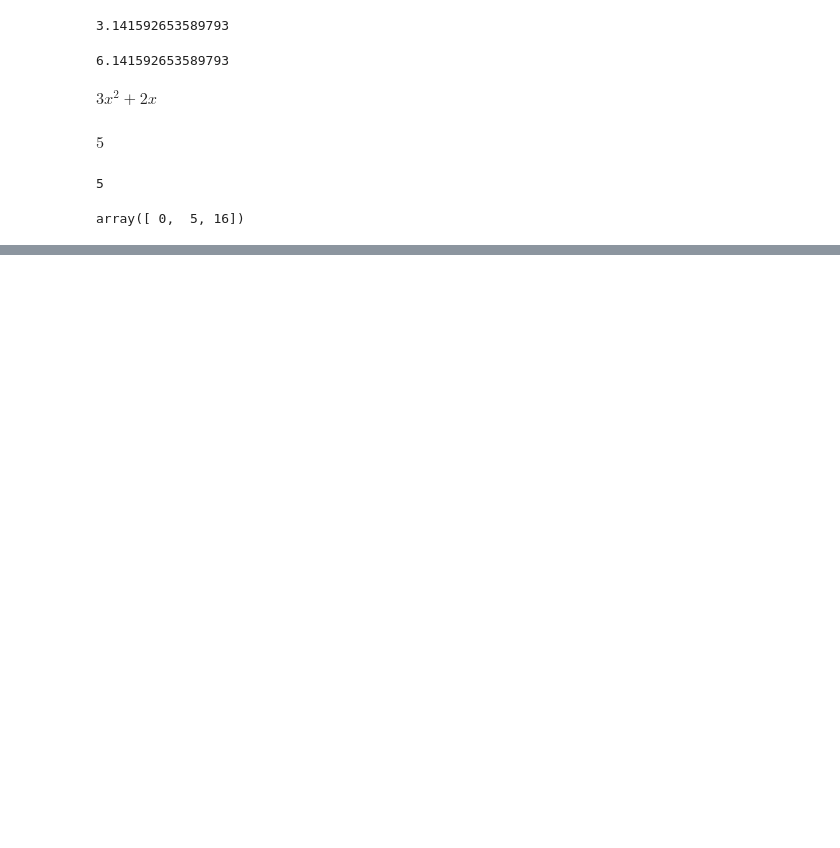
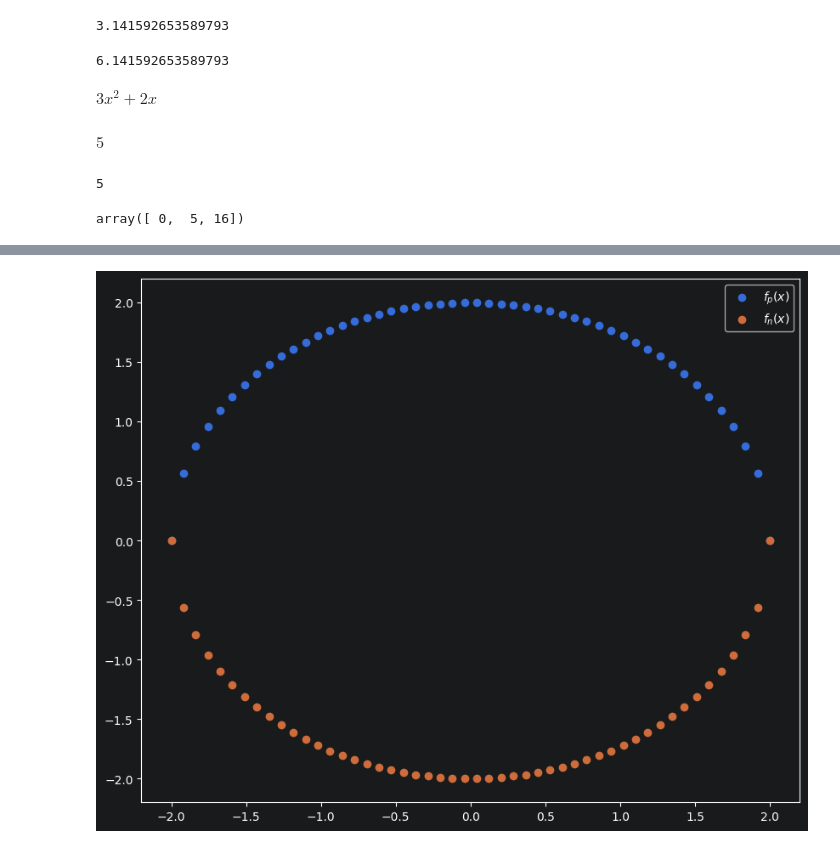
Before and after one commit to hayohtee/ml-math, a Jupyter notebook: calculus/functions.ipynb, the cells around one changed output, grey strips where cells are left out. Drawn from its saved outputs; the diff is of its cells as text; code cells hidden in the pictures; blank space fills up the shorter version.

```diff
--- a/calculus/functions.ipynb
+++ b/calculus/functions.ipynb
@@ -81,0 +87,15 @@ array([ 0,  5, 16])
+# %%
+import matplotlib.pyplot as plt
+
+r = 2
+x = np.linspace(-r, r, 50)
+y_pos = np.sqrt(r ** 2 - x ** 2)
+y_neg = -y_pos.copy()
+
+plt.figure(figsize=(10, 8))
+plt.scatter(x, y_pos, label="$f_p(x)$")
+plt.scatter(x, y_neg, label="$f_n(x)$")
+plt.legend()
+plt.show()
+# %% [output]
+[figure, added]
```
Also changed, not shown: parts of 8 cells of this notebook.
